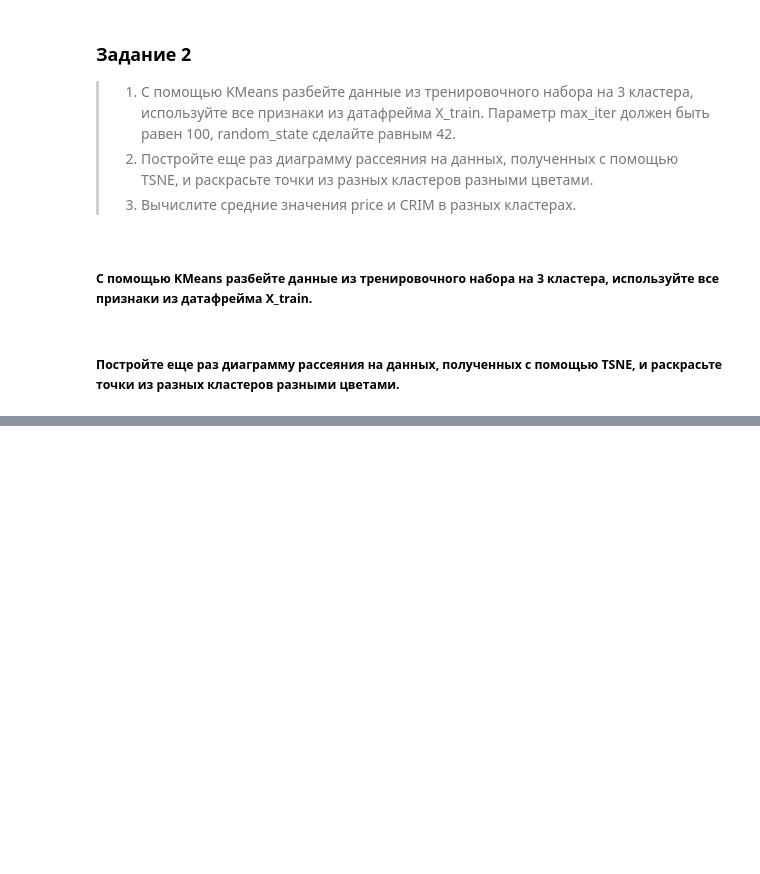
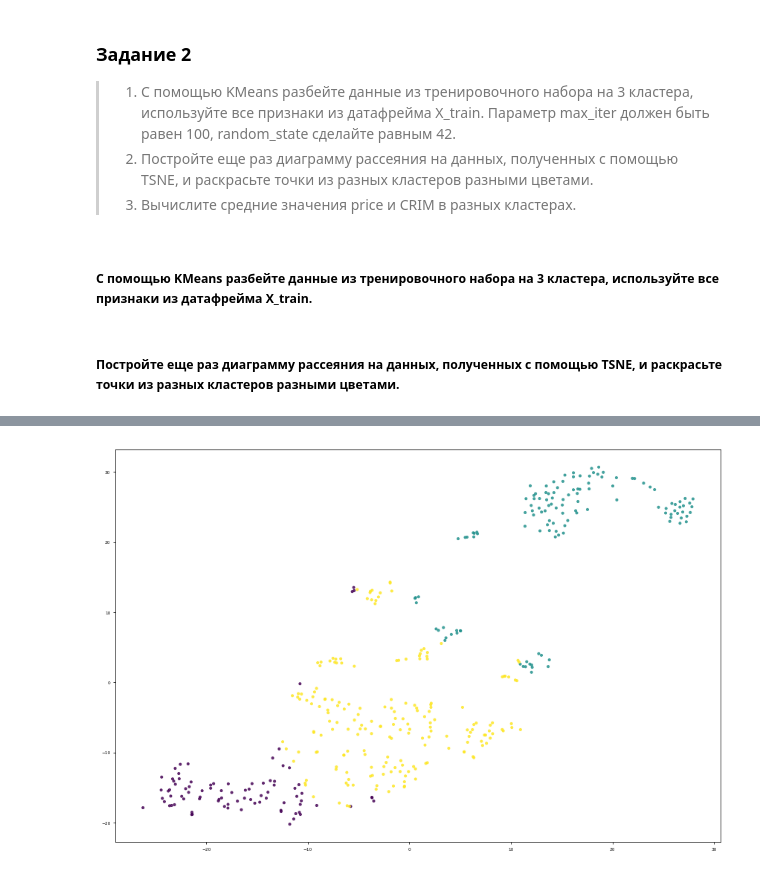
Before and after one commit to LuckyDima/Geekbrains_DB_0607, a Jupyter notebook: Data Science/Lesson8/Lesson8.ipynb, the cells around one changed output, grey strips where cells are left out. Saved outputs shown, nothing was run; the diff lists cells and outputs as text; code cells hidden in the pictures; blank space fills up the shorter version.

```diff
--- a/Data Science/Lesson8/Lesson8.ipynb
+++ b/Data Science/Lesson8/Lesson8.ipynb
@@ -120,6 +120,6 @@ plt.scatter(X_train_scale_tsne[:,0],X_train_scale_tsne[:,1]);
 from sklearn.cluster import KMeans
 
 # Зададим разбиение на 3 кластера
-km = KMeans(n_clusters = 3, max_iter = 100, random_state = 42)
+model_km = KMeans(n_clusters = 3, max_iter = 100, random_state = 42)
 # %% [markdown]
 ##### Постройте еще раз диаграмму рассеяния на данных, полученных с помощью TSNE, и раскрасьте точки из разных кластеров разными цветами.
@@ -155,0 +126,8 @@ plt.scatter(centers[:,0], centers[:,1], centers[:,2], marker=r'$\clubsuit$', col
+# %%
+# Обучим модель
+fig,ax = plt.subplots(figsize = (15,10), dpi = 70)
+k_train = model_km.fit_predict(X_train_scale)
+k_test = model_km.fit_predict(X_test_scale)
+plt.scatter(X_train_scale_tsne[:,0],X_train_scale_tsne[:,1],c = k_train, alpha= 0.8, s = 10 );
+# %% [output]
+[figure, added]
```
Also changed, not shown: parts of 8 cells of this notebook.
